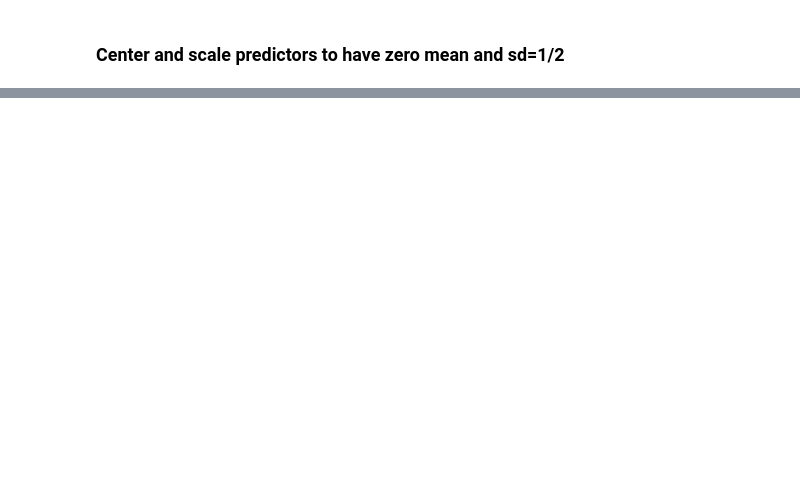
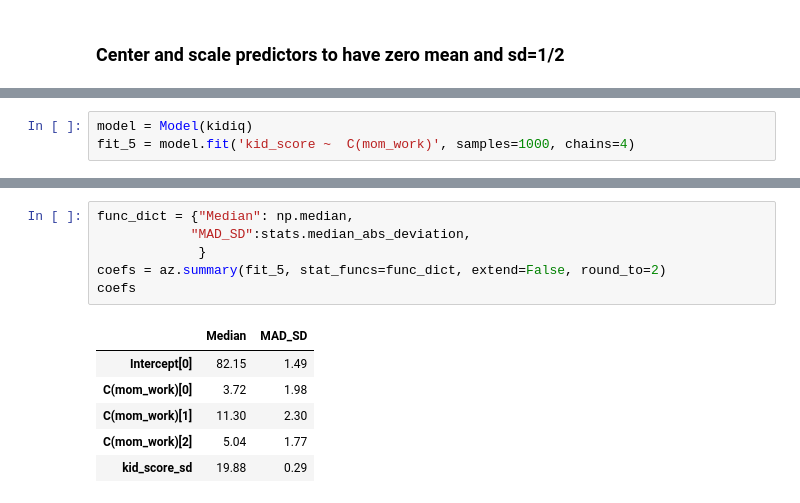
Before and after one commit to bambinos/educational-resources, a Jupyter notebook: ROS/KidIQ/kidiq.ipynb, the cells around one changed output, grey strips where cells are left out. Drawn from its saved outputs; the diff is of its cells as text; blank space fills up the shorter version.

```diff
--- a/ROS/KidIQ/kidiq.ipynb
+++ b/ROS/KidIQ/kidiq.ipynb
@@ -386,0 +389,3 @@ coefs
+# %%
+model = Model(kidiq)
+fit_5 = model.fit('kid_score ~  C(mom_work)', samples=1000, chains=4)
@@ -386,0 +406,13 @@ coefs
+# %%
+func_dict = {"Median": np.median,
+            "MAD_SD":stats.median_abs_deviation,
+             }
+coefs = az.summary(fit_5, stat_funcs=func_dict, extend=False, round_to=2)
+coefs
+# %% [output]
+|  | Median | MAD_SD |
+| Intercept[0] | 82.15 | 1.49 |
+| C(mom_work)[0] | 3.72 | 1.98 |
+| C(mom_work)[1] | 11.30 | 2.30 |
+| C(mom_work)[2] | 5.04 | 1.77 |
+| kid_score_sd | 19.88 | 0.29 |
```
Also changed, not shown: parts of 19 cells of this notebook, 1 other file.
